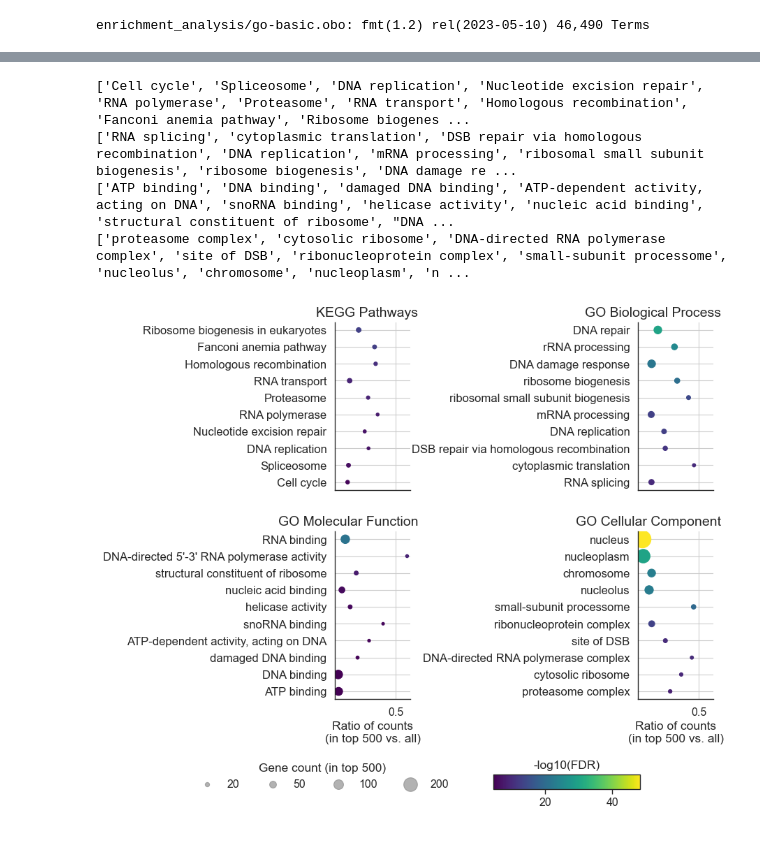
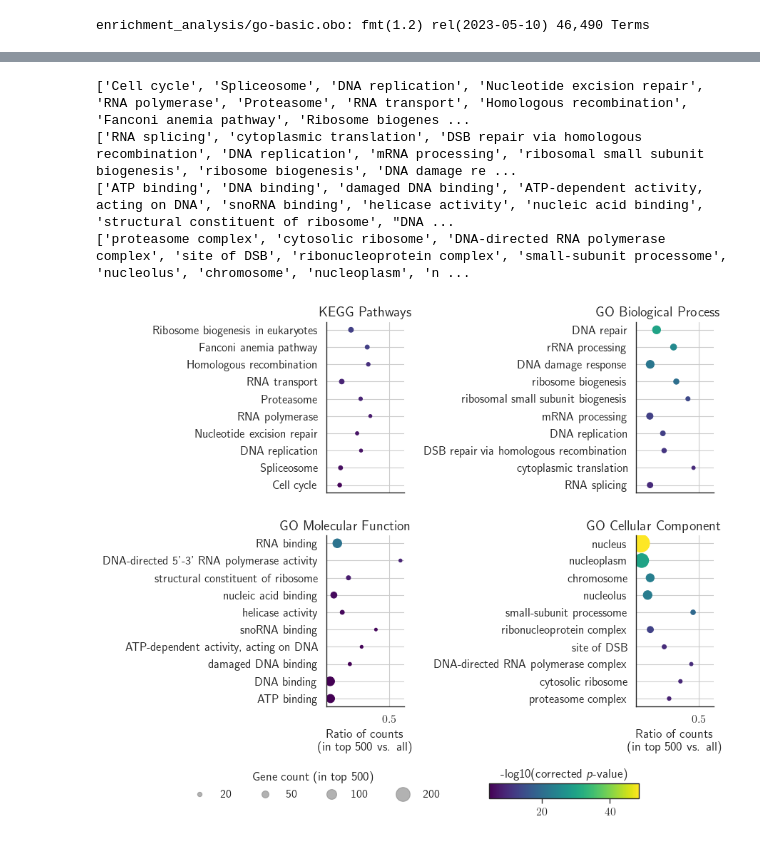
Before and after one commit to joanagoncalveslab/MUSICiAn, a Jupyter notebook: notebooks/reports/3.GO_analysis.ipynb, the cells around one changed output, grey strips where cells are left out. Cells and saved outputs as stored; diff of their text form; code cells hidden in the pictures.

```diff
--- a/notebooks/reports/3.GO_analysis.ipynb
+++ b/notebooks/reports/3.GO_analysis.ipynb
@@ -197,6 +197,8 @@ import seaborn as sns
 
 sns.set_theme(style="white", palette="muted")
 sns.set_context("paper", font_scale = 1.3)
+
+plt.rcParams['text.usetex'] = True
 
 import matplotlib as mpl
 
@@ -288,32 +290,32 @@ scatter = plot_enricher_study_results(top10keggpathways, ax[0,0], "KEGG Pathways
 plot_enricher_study_results(top10bp, ax[0,1], "GO Biological Process", vmax=max_pvalue, vmin=min_pvalue)
 plot_enricher_study_results(top10mf, ax[1,0], "GO Molecular Function", vmax=max_pvalue, vmin=min_pvalue)
 plot_enricher_study_results(top10cc, ax[1,1], "GO Cellular Component", vmax=max_pvalue, vmin=min_pvalue)
 
 ax[0,0].set_xlabel(None)
 ax[0,1].set_xlabel(None)
 
 # colorplot
 fig.subplots_adjust(wspace=3, hspace=0.25)
 # cbar_ax = fig.add_axes([0.985, 0.275, 0.03, 0.3])
 # fig.colorbar(scatter, aspect=8, cax=cbar_ax, shrink=0.3, pad=0.3, anchor=(0,0))
 
 cbar_ax = fig.add_axes([0.45, -0.075, 0.3, 0.03])
 fig.colorbar(scatter, aspect=8, cax=cbar_ax, shrink=0.3, pad=0.3, anchor=(0.5,1), orientation='horizontal')
-cbar_ax.set_title("-log10(FDR)")
+cbar_ax.set_title(r"-log10(corrected \textit{p}-value)")
 
 # legend
 legend_sizes = [20, 50, 100, 200]
 legend_handles = [plt.scatter([], [], s=size, color="gray", alpha=0.6) for size in legend_sizes]
 legend_labels = [f'{size}' for size in legend_sizes]
 fig.legend(legend_handles, legend_labels, loc='upper center', title="Gene count (in top 500)", frameon=False, bbox_to_anchor=(0.1, 0), ncols=4)
 
 
 # plt.gcf().suptitle("Top 10 GO and KEGG pathway enrichment analyses of top 500 scoring genes", fontsize=16)
 # plt.tight_layout()
 plt.savefig("./artifacts/GO.pdf", bbox_inches='tight')
 # %% [output]
 ['Cell cycle', 'Spliceosome', 'DNA replication', 'Nucleotide excision repair', 'RNA polymerase', 'Proteasome', 'RNA transport', 'Homologous recombination', 'Fanconi anemia pathway', 'Ribosome biogenes ...
 ['RNA splicing', 'cytoplasmic translation', 'DSB repair via homologous recombination', 'DNA replication', 'mRNA processing', 'ribosomal small subunit biogenesis', 'ribosome biogenesis', 'DNA damage re ...
 ['ATP binding', 'DNA binding', 'damaged DNA binding', 'ATP-dependent activity, acting on DNA', 'snoRNA binding', 'helicase activity', 'nucleic acid binding', 'structural constituent of ribosome', "DNA ...
 ['proteasome complex', 'cytosolic ribosome', 'DNA-directed RNA polymerase complex', 'site of DSB', 'ribonucleoprotein complex', 'small-subunit processome', 'nucleolus', 'chromosome', 'nucleoplasm', 'n ...
-[figure, old version]
+[figure, new version]
```
Also changed, not shown: parts of 5 cells of this notebook, 8 other files.
